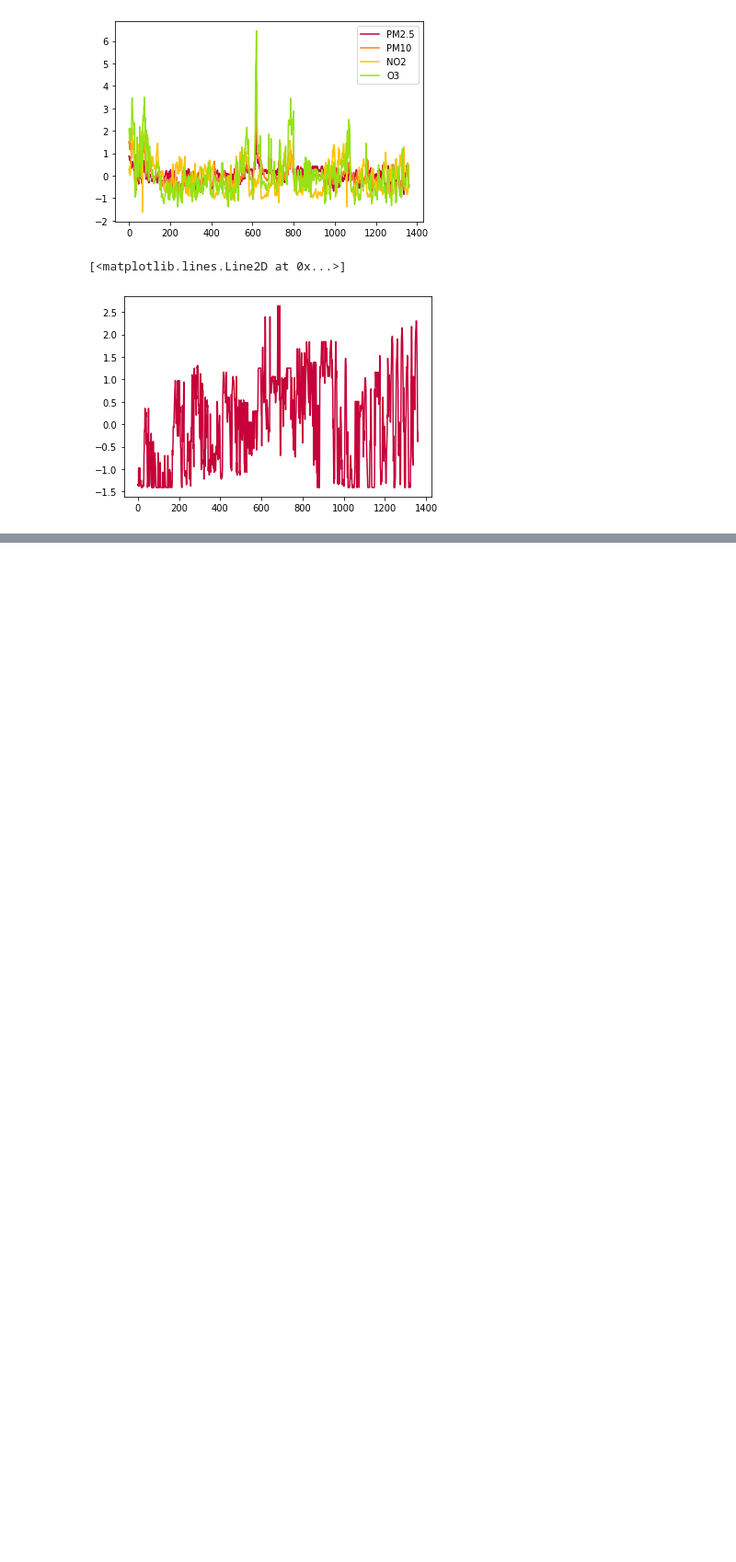
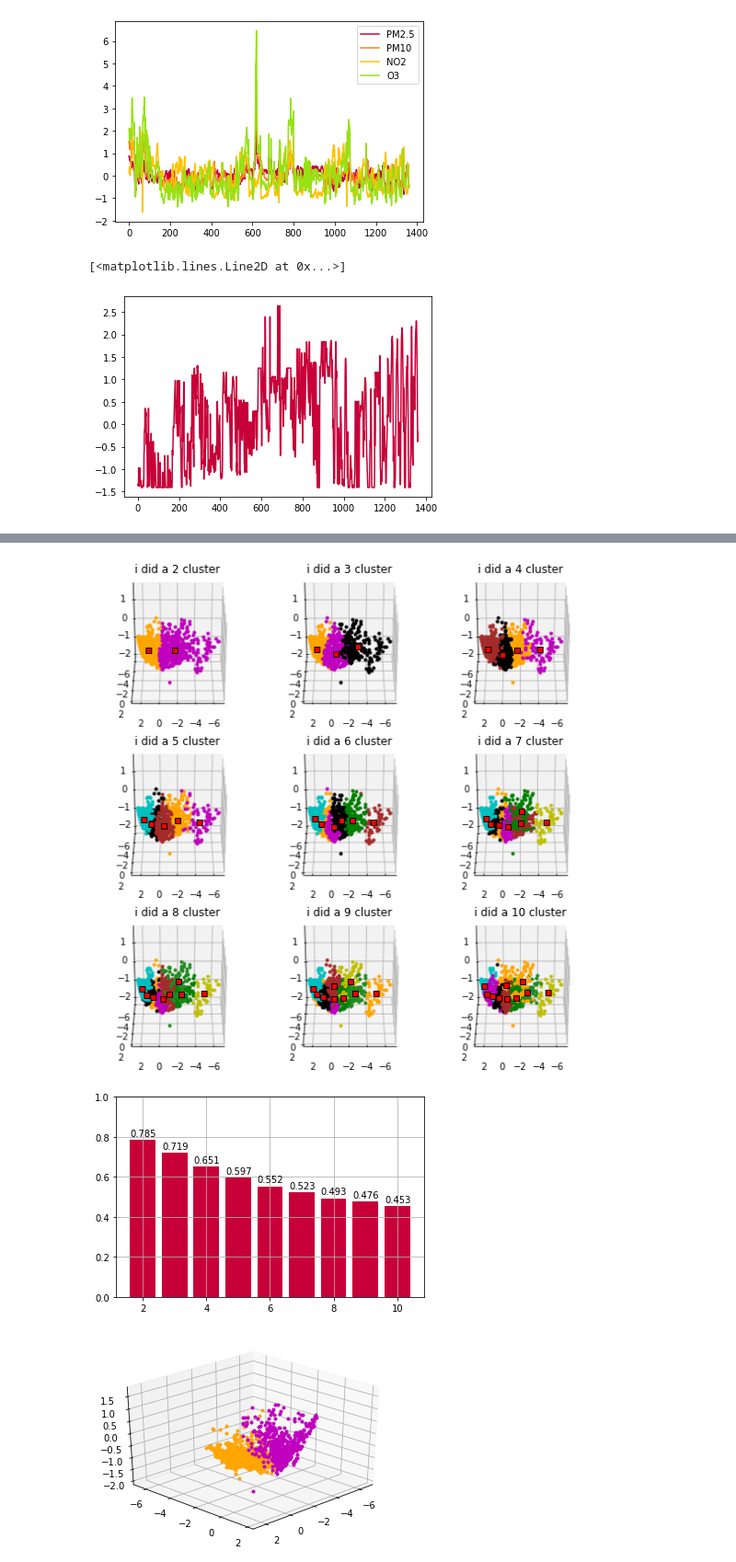
Before and after one commit to oranium/datamining, a Jupyter notebook: PAD_Project_SVD.ipynb, the cells around one changed output, grey strips where cells are left out. Shown at 92% size. Drawn from its saved outputs; the diff is of its cells as text; code cells hidden in the pictures; blank space fills up the shorter version.

```diff
--- a/PAD_Project_SVD.ipynb
+++ b/PAD_Project_SVD.ipynb
@@ -319,0 +584,58 @@ plt.plot(air_data["O3"])
+# %%
+import skfuzzy as fuzz
+colors_cluster = ['orange', 'm', 'k', 'Brown', 'c','g', 'y', 'ForestGreen']
+colors_center = ['b','g', 'c', 'm', 'y', 'k']
+shapes = ['s', 'x', '^', 'o', 's']
+fig1, axes1 = plt.subplots(3,3, figsize=(8,8), subplot_kw=dict(projection='3d'))
+# vertically stack all of the data points in our set because skfuzz wants that
+alldata = data_ap.to_numpy().T
+#np.vstack(data_ap.iloc[:,n] for n in range(data_ap.shape[1]))
+fpcs = []
+cluster_memberships = []
+partitions = []
+for ncenters, ax in enumerate(axes1.reshape(-1), 2):
+    centers = np.random.rand(ncenters, alldata.shape[1])
+    centers, u, u0, d, jm, p, fpc = fuzz.cluster.cmeans(
+        alldata, c=ncenters, m=2, error=0.005, maxiter=100, init=None, seed=28980)
+    #store fpc values for later
+    fpcs.append(fpc)
+    partitions.append(u)
+    #plot assigned clusters, for each data point in set
+    cluster_membership = np.argmax(u, axis=0)
+    cluster_memberships.append(cluster_membership)
+    for j in range(ncenters):
+        ax.plot(data_ap.iloc[:,0][cluster_membership==j],
+                data_ap.iloc[:,1][cluster_membership==j],
+                data_ap.iloc[:,2][cluster_membership==j],
+               '.', color=colors_cluster[j%len(colors_cluster)])
+    #mark center of each cluster
+    i=0
+    for pt in centers:
+        ax.plot([pt[0]],pt[1],pt[2],
+                'rs', mec='k')
+        i += 1
+
+    ax.set_title(' i did a {} cluster'.format(ncenters))
+    ax.view_init(30, 90)
+
+fig1.tight_layout()
+plt.show()
+ax_cost = plt.subplot()
+ax_cost.set_ylim(0, 1)
+ax_cost.bar(range(2,len(fpcs)+2),fpcs)
+for i in ax_cost.patches:
+    ax_cost.text(i.get_x(), i.get_height() + 0.02, str(round(i.get_height(),3)))
+ax_cost.grid()
+plt.show()
+ax_2clusters = plt.subplot(projection='3d')
+cluster_membership = cluster_memberships[0]
+for j in [0,1]:
+    ax_2clusters.plot(data_ap.iloc[:,0][cluster_membership==j],
+                data_ap.iloc[:,1][cluster_membership==j],
+                data_ap.iloc[:,2][cluster_membership==j],
+                '.', color=colors_cluster[j])
+ax_2clusters.view_init(30, 45)
+# %% [output]
+[figure, added]
+[figure, added]
+[figure, added]
```
Also changed, not shown: parts of 18 cells of this notebook.
